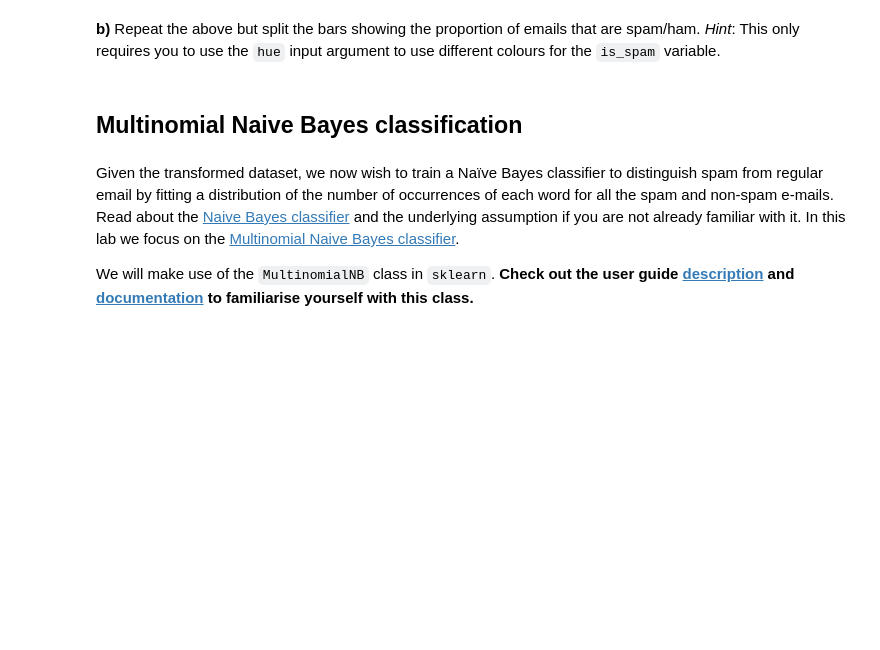
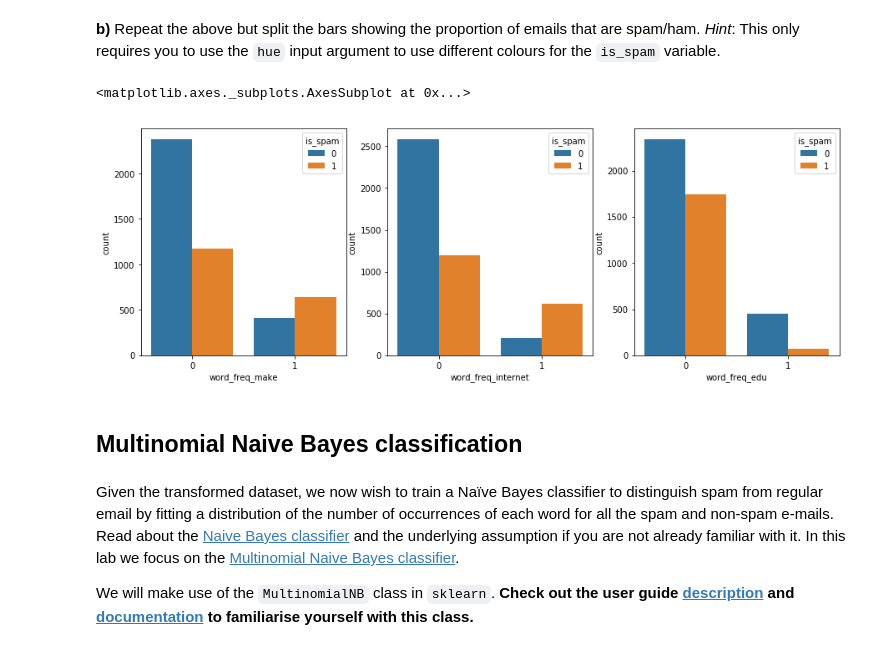
Before and after one commit to SarahIhme/iaml-labs, a Jupyter notebook: Labs/01 - Analysis and Visualisation.ipynb, the cells around one changed output. Saved outputs shown, nothing was run; the diff lists cells and outputs as text; code cells hidden in the pictures; blank space fills up the shorter version.

```diff
--- a/Labs/01 - Analysis and Visualisation.ipynb
+++ b/Labs/01 - Analysis and Visualisation.ipynb
@@ -135,3 +198,13 @@ Now we want to get a feeling for how the presence or absence of some specific wo
+# %%
+# Your Code goes here:
+fig, ax = plt.subplots(1,3, figsize=(15,5))
+sns.countplot(x="word_freq_make", hue="is_spam", data=spambase_binary, ax=ax[0])
+ax[0].set_xticklabels(["0", "1"])
+sns.countplot(x="word_freq_internet", hue="is_spam", data=spambase_binary, ax=ax[1])
+sns.countplot(x="word_freq_edu", hue="is_spam", data=spambase_binary, ax=ax[2])
+# %% [output]
+<matplotlib.axes._subplots.AxesSubplot at 0x...>
+[figure, added]
 # %% [markdown]
 ## Multinomial Naive Bayes classification
 # %% [markdown]
```
Also changed, not shown: parts of 34 cells of this notebook.
